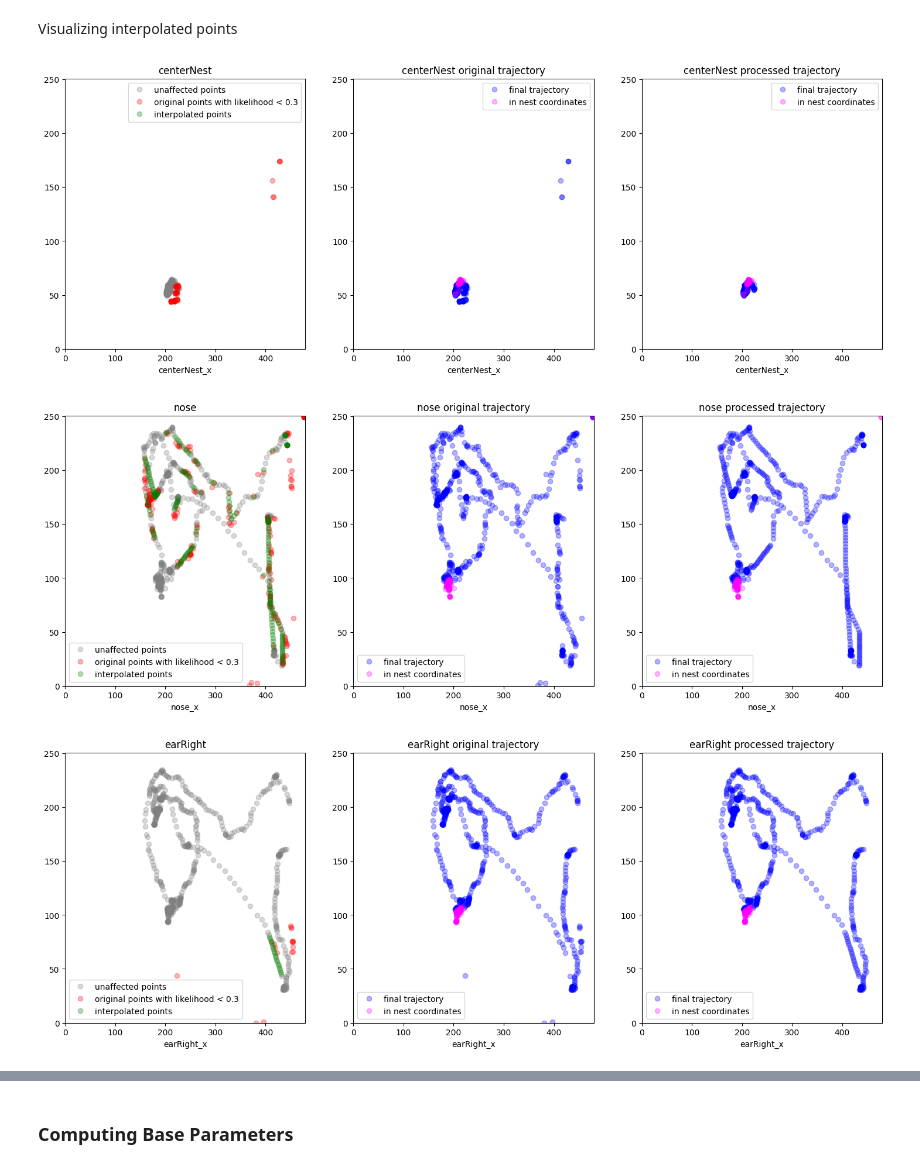
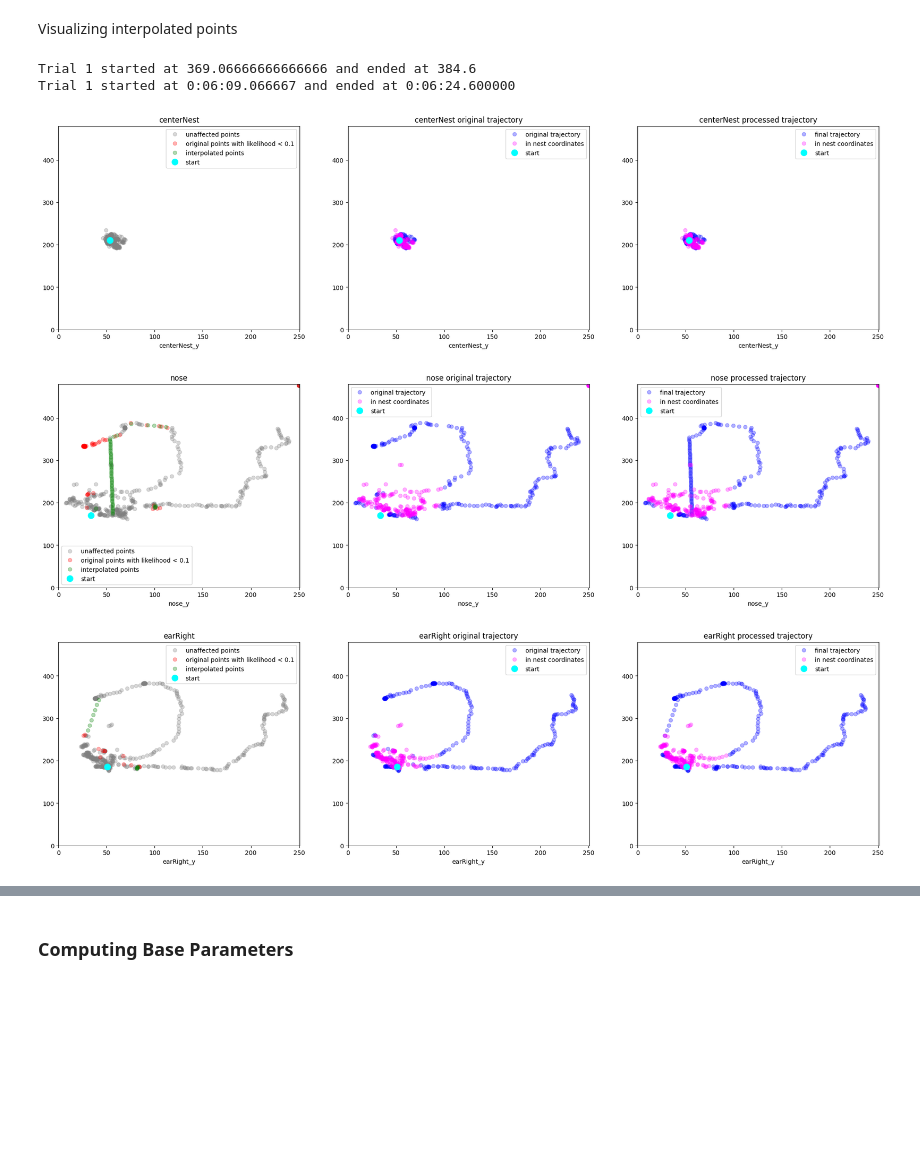
Before and after one commit to danaebroustail/Project, a Jupyter notebook: toolbox_notebook.ipynb, the cells around one changed output, grey strips where cells are left out. Drawn from its saved outputs; the diff is of its cells as text; code cells hidden in the pictures; blank space fills up the shorter version.

Commit message:
flipped plots around for interpolation analysis

```diff
--- a/toolbox_notebook.ipynb
+++ b/toolbox_notebook.ipynb
@@ -187,66 +187,89 @@ ax.legend()
 # %% [markdown]
 Visualizing interpolated points
 # %%
-threshold = 0.3
+threshold = 0.1
 dict_body_parts_to_coords = BF.DLC_cols
 
-n = 10 # pick n in [1, 2, 3, 4, 5, 6, 7, 8, 9, 10]
+n = 1# pick n in [1, 2, 3, 4, 5, 6, 7, 8, 9, 10]
 trial_DLC = BF.extract_trial_from_DLC(df_DLC, df_summary, trial_num = n)
+
+# print start and end times in minutes from the time_seconds column
+trial_start_time = trial_DLC["time_seconds"].iloc[0]
+trial_end_time = trial_DLC["time_seconds"].iloc[-1]
+
+print(f"Trial {n} started at {trial_start_time} and ended at {trial_end_time}")
+
+print(f"Trial {n} started at {datetime.timedelta(seconds=trial_start_time)} and ended at {datetime.timedelta(seconds=trial_end_time)}")
+
 trial_DLC_flagged = BF.flag_nest_coordinates(trial_DLC, minimum_distance_to_nest=min_dist)
 trial_DLC_flagged_intepolated = BF.filter_low_likelihoods_and_interpolate(trial_DLC_flagged,
                                                                           dict_body_parts_to_coords,
                                                                           threshold=threshold)
-out_of_nest = ~mask_nest
+mask_nest = trial_DLC_flagged["in_nest"]
 
 for body_part in dict_body_parts_to_coords.keys():
 
     if type(dict_body_parts_to_coords[body_part]) == dict and "likelihood" in dict_body_parts_to_coords[body_part]:
 
 
-        mask_interpolated =(trial_DLC_flagged[dict_body_parts_to_coords[body_part]["likelihood"]] < threshold) & out_of_nest
+        mask_interpolated =(trial_DLC_flagged[dict_body_parts_to_coords[body_part]["likelihood"]] < threshold) & (~mask_nest)
 
         # plot trajectory that was not interpolated in blue, label = "original points with high likelihood or in the nest"
 
         # create fig
-        fig, ax = plt.subplots(1, 3, figsize=(18, 6))
+        fig, ax = plt.subplots(1, 3, figsize=(24, 6))
 
-        trial_DLC_flagged.loc[~mask_interpolated].plot(x=dict_body_parts_to_coords[body_part]["x"], y=dict_body_parts_to_coords[body_part]["y"],
-                                                       style='o', ax=ax[0], xlim=(0, xlim), ylim=(0, ylim), color = 'grey', alpha = 0.3, label = "unaffected points")
+        trial_DLC_flagged.loc[~mask_interpolated].plot(x=dict_body_parts_to_coords[body_part]["y"], y=dict_body_parts_to_coords[body_part]["x"],
+                                                       style='o', ax=ax[0], xlim=(0, ylim), ylim=(0, xlim), color = 'grey', alpha = 0.3, label = "unaffected points")
 
         # plot original points in red if likelihood is low, label = "original points with low likelihood"
-        trial_DLC_flagged.loc[mask_interpolated].plot(x=dict_body_parts_to_coords[body_part]["x"], y=dict_body_parts_to_coords[body_part]["y"],
-                                                       style='o', ax=ax[0], xlim=(0, xlim), ylim=(0, ylim), color = 'red', alpha = 0.3, label = f"original points with likelihood < {threshold}")
+        trial_DLC_flagged.loc[mask_interpolated].plot(x=dict_body_parts_to_coords[body_part]["y"], y=dict_body_parts_to_coords[body_part]["x"],
+                                                       style='o', ax=ax[0], xlim=(0, ylim), ylim=(0, xlim), color = 'red', alpha = 0.3, label = f"original points with likelihood < {threshold}")
 
         # plot interpolated points in green if likelihood is low and mouse is out of the nest, label = "interpolated points"
-        trial_DLC_flagged_intepolated.loc[mask_interpolated].plot(x=dict_body_parts_to_coords[body_part]["x"], y=dict_body_parts_to_coords[body_part]["y"],
-                                                       style='o', ax=ax[0], xlim=(0, xlim), ylim=(0, ylim), color = 'green', alpha = 0.3, label = "interpolated points")
+        trial_DLC_flagged_intepolated.loc[mask_interpolated].plot(x=dict_body_parts_to_coords[body_part]["y"], y=dict_body_parts_to_coords[body_part]["x"],
+                                                       style='o', ax=ax[0], xlim=(0, ylim), ylim=(0, xlim), color = 'green', alpha = 0.3, label = "interpolated points")
 
         # plot original trajectory
 
-        trial_DLC_flagged[~mask_nest].plot(x=dict_body_parts_to_coords[body_part]["x"], y=dict_body_parts_to_coords[body_part]["y"],
-                                             style='o', ax=ax[1], xlim=(0, xlim), ylim=(0, ylim), color = 'blue', alpha = 0.3, label = "final trajectory")
+        trial_DLC_flagged[~mask_nest].plot(x=dict_body_parts_to_coords[body_part]["y"], y=dict_body_parts_to_coords[body_part]["x"],
+                                             style='o', ax=ax[1], xlim=(0, ylim), ylim=(0, xlim), color = 'blue', alpha = 0.3, label = "original trajectory")
 
-        trial_DLC_flagged[mask_nest].plot(x=dict_body_parts_to_coords[body_part]["x"], y=dict_body_parts_to_coords[body_part]["y"],
-                                           style='o', ax=ax[1], xlim=(0, xlim), ylim=(0, ylim), color = 'magenta', alpha = 0.3, label = "in nest coordinates")
+        trial_DLC_flagged[mask_nest].plot(x=dict_body_parts_to_coords[body_part]["y"], y=dict_body_parts_to_coords[body_part]["x"],
+                                           style='o', ax=ax[1], xlim=(0, ylim), ylim=(0, xlim), color = 'magenta', alpha = 0.3, label = "in nest coordinates")
 
 
         # plot final trajectory
-        trial_DLC_flagged_intepolated[~mask_nest].plot(x=dict_body_parts_to_coords[body_part]["x"], y=dict_body_parts_to_coords[body_part]["y"],
-                                           style='o', ax=ax[2], xlim=(0, xlim), ylim=(0, ylim), color = 'blue', alpha = 0.3, label = "final trajectory")
+        trial_DLC_flagged_intepolated[~mask_nest].plot(x=dict_body_parts_to_coords[body_part]["y"], y=dict_body_parts_to_coords[body_part]["x"],
+                                           style='o', ax=ax[2], xlim=(0, ylim), ylim=(0, xlim), color = 'blue', alpha = 0.3, label = "final trajectory")
 
-        trial_DLC_flagged_intepolated[mask_nest].plot(x=dict_body_parts_to_coords[body_part]["x"], y=dict_body_parts_to_coords[body_part]["y"],
-                                           style='o', ax=ax[2], xlim=(0, xlim), ylim=(0, ylim), color = 'magenta', alpha = 0.3, label = "in nest coordinates")
+        trial_DLC_flagged_intepolated[mask_nest].plot(x=dict_body_parts_to_coords[body_part]["y"], y=dict_body_parts_to_coords[body_part]["x"],
+                                           style='o', ax=ax[2], xlim=(0, ylim), ylim=(0, xlim), color = 'magenta', alpha = 0.3, label = "in nest coordinates")
+
+
+        # invert y axis
+
+        # ax[0].invert_yaxis()
+        # ax[1].invert_yaxis()
+        # ax[2].invert_yaxis()
+
+        # mark the first point of the trajectory as a green dot, markersize = 10, label = "start"
+        ax[0].plot(trial_DLC_flagged[dict_body_parts_to_coords[body_part]["y"]].iloc[0], trial_DLC_flagged_intepolated[dict_body_parts_to_coords[body_part]["x"]].iloc[0], 'o', color = 'cyan', markersize = 10, label = "start")
+        ax[1].plot(trial_DLC_flagged[dict_body_parts_to_coords[body_part]["y"]].iloc[0], trial_DLC_flagged_intepolated[dict_body_parts_to_coords[body_part]["x"]].iloc[0], 'o', color = 'cyan', markersize = 10, label = "start")
+        ax[2].plot(trial_DLC_flagged_intepolated[dict_body_parts_to_coords[body_part]["y"]].iloc[0], trial_DLC_flagged_intepolated[dict_body_parts_to_coords[body_part]["x"]].iloc[0], 'o', color = 'cyan', markersize = 10, label = "start")
 
         # set title of body part as title of the plot
         ax[0].set_title(body_part)
         ax[1].set_title(body_part+ " original trajectory")
         ax[2].set_title(body_part+ " processed trajectory")
 
         # plot legend
         ax[0].legend()
         ax[1].legend()
         ax[2].legend()
 # %% [output]
+Trial 1 started at 369.06666666666666 and ended at 384.6
+Trial 1 started at 0:06:09.066667 and ended at 0:06:24.600000
-[figure, old version]
+[figure, new version]
-[figure, old version]
+[figure, new version]
-[figure, old version]
+[figure, new version]
```
Also changed, not shown: parts of 9 cells of this notebook.
